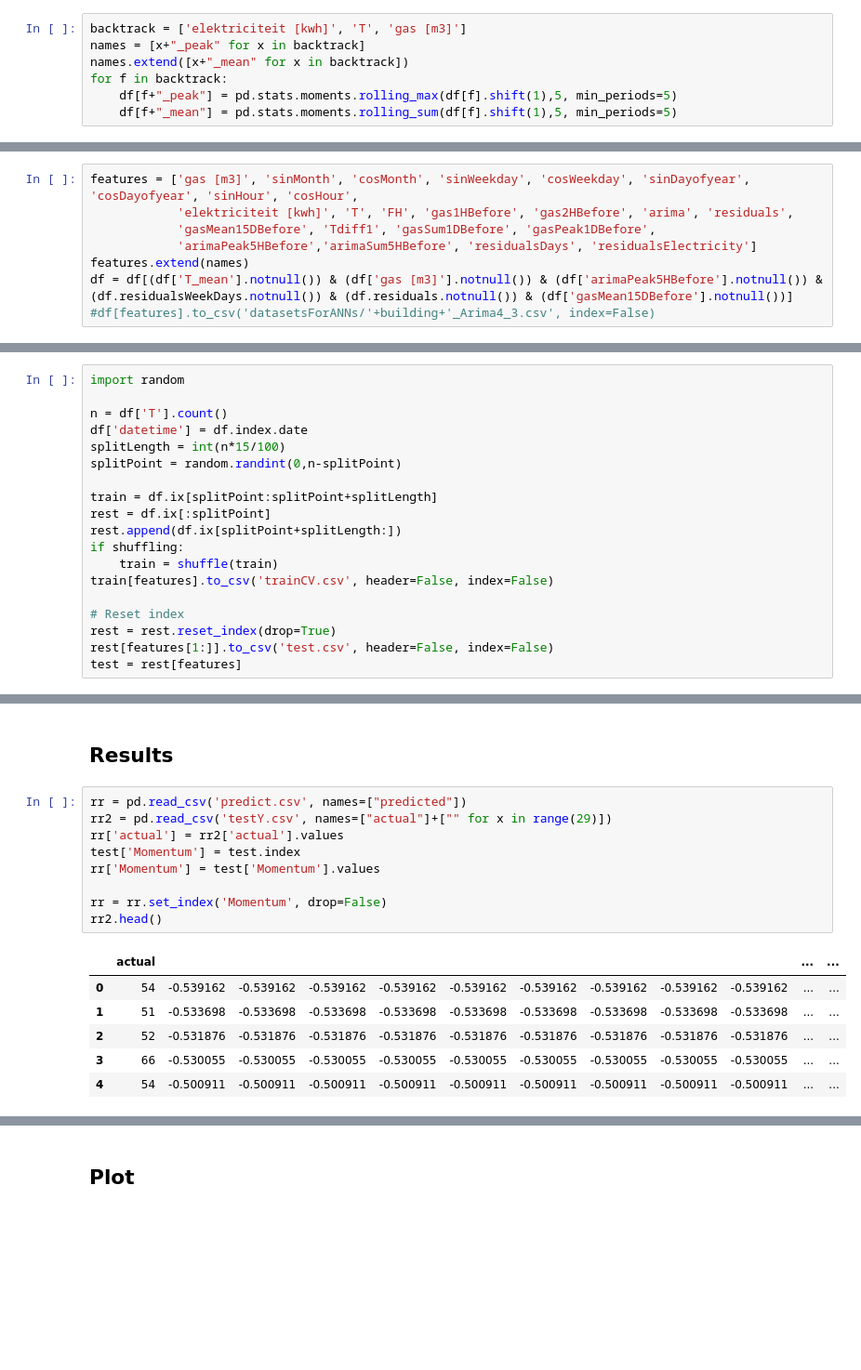
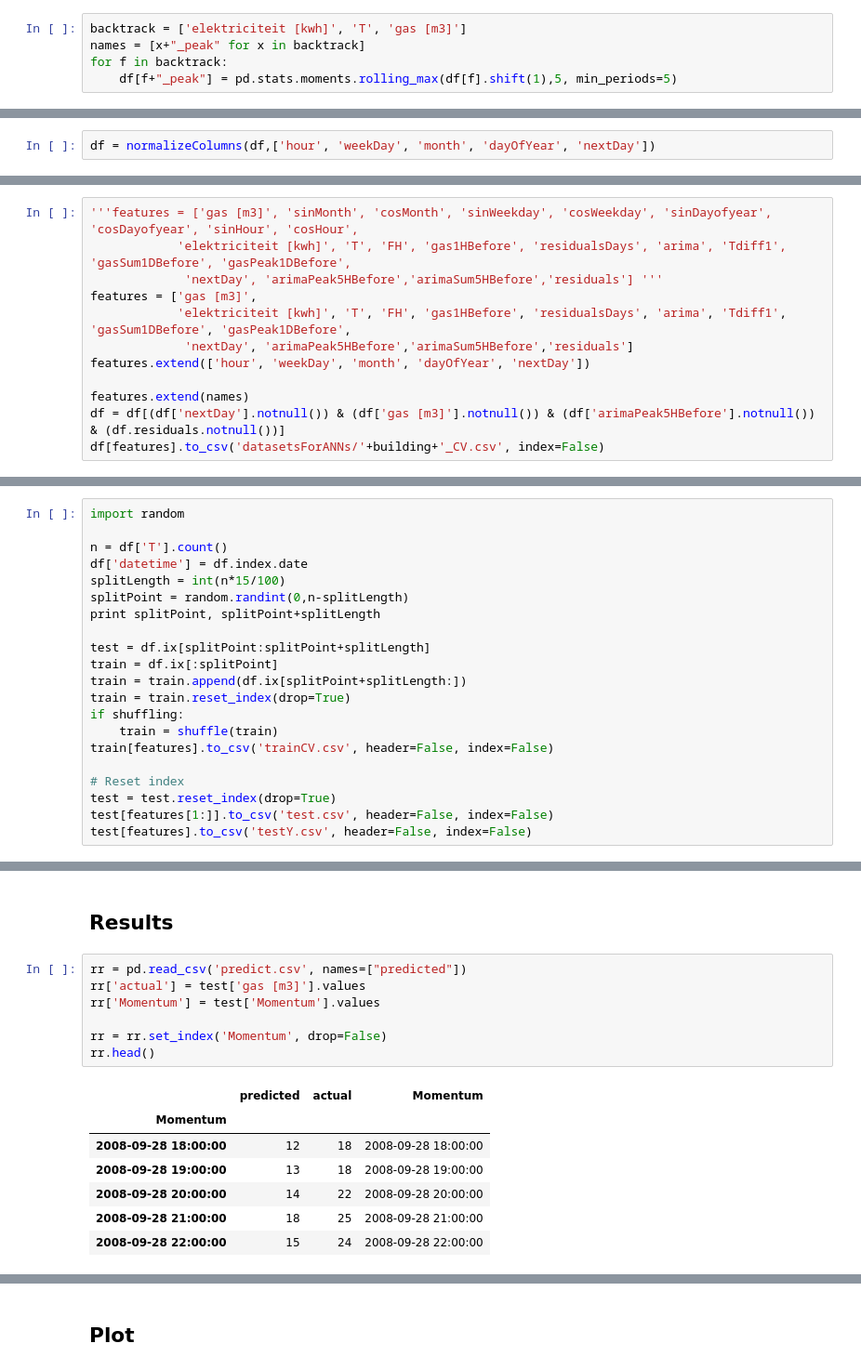
Before and after one commit to denadai2/energyUva, a Jupyter notebook: notebooks/3bis- Regression short version.ipynb, the cells around one changed output, grey strips where cells are left out. Shown at 93% size. Cells and saved outputs as stored; diff of their text form; blank space fills up the shorter version.

```diff
--- a/notebooks/3bis- Regression short version.ipynb
+++ b/notebooks/3bis- Regression short version.ipynb
@@ -115,10 +112,8 @@ df['arimaSum5HBefore'] = pd.stats.moments.rolling_sum(df['arima'],5,min_periods=
 # %%
 backtrack = ['elektriciteit [kwh]', 'T', 'gas [m3]']
 names = [x+"_peak" for x in backtrack]
-names.extend([x+"_mean" for x in backtrack])
 for f in backtrack:
     df[f+"_peak"] = pd.stats.moments.rolling_max(df[f].shift(1),5, min_periods=5)
-    df[f+"_mean"] = pd.stats.moments.rolling_sum(df[f].shift(1),5, min_periods=5)
 # %% [markdown]
 In order to train the neural network easily, the weather columns will be normalized
 # %%
@@ -149,2 +144,4 @@ df.head()
 # %% [markdown]
 ### Output
+# %%
+df = normalizeColumns(df,['hour', 'weekDay', 'month', 'dayOfYear', 'nextDay'])
@@ -151,11 +152,15 @@ df.head()
 # %%
-features = ['gas [m3]', 'sinMonth', 'cosMonth', 'sinWeekday', 'cosWeekday', 'sinDayofyear', 'cosDayofyear', 'sinHour', 'cosHour',
-            'elektriciteit [kwh]', 'T', 'FH', 'gas1HBefore', 'gas2HBefore', 'arima', 'residuals',
-            'gasMean15DBefore', 'Tdiff1', 'gasSum1DBefore', 'gasPeak1DBefore',
-            'arimaPeak5HBefore','arimaSum5HBefore', 'residualsDays', 'residualsElectricity']
+'''features = ['gas [m3]', 'sinMonth', 'cosMonth', 'sinWeekday', 'cosWeekday', 'sinDayofyear', 'cosDayofyear', 'sinHour', 'cosHour',
+            'elektriciteit [kwh]', 'T', 'FH', 'gas1HBefore', 'residualsDays', 'arima', 'Tdiff1', 'gasSum1DBefore', 'gasPeak1DBefore',
+             'nextDay', 'arimaPeak5HBefore','arimaSum5HBefore','residuals'] '''
+features = ['gas [m3]',
+            'elektriciteit [kwh]', 'T', 'FH', 'gas1HBefore', 'residualsDays', 'arima', 'Tdiff1', 'gasSum1DBefore', 'gasPeak1DBefore',
+             'nextDay', 'arimaPeak5HBefore','arimaSum5HBefore','residuals']
+features.extend(['hour', 'weekDay', 'month', 'dayOfYear', 'nextDay'])
+
 features.extend(names)
-df = df[(df['T_mean'].notnull()) & (df['gas [m3]'].notnull()) & (df['arimaPeak5HBefore'].notnull()) & (df.residualsWeekDays.notnull()) & (df.residuals.notnull()) & (df['gasMean15DBefore'].notnull())]
-#df[features].to_csv('datasetsForANNs/'+building+'_Arima4_3.csv', index=False)
+df = df[(df['nextDay'].notnull()) & (df['gas [m3]'].notnull()) & (df['arimaPeak5HBefore'].notnull()) & (df.residuals.notnull())]
+df[features].to_csv('datasetsForANNs/'+building+'_CV.csv', index=False)
 # %%
 print len(features)-1
 # %% [output]
@@ -214,16 +223,18 @@ import random
 n = df['T'].count()
 df['datetime'] = df.index.date
 splitLength = int(n*15/100)
-splitPoint = random.randint(0,n-splitPoint)
+splitPoint = random.randint(0,n-splitLength)
+print splitPoint, splitPoint+splitLength
 
-train = df.ix[splitPoint:splitPoint+splitLength]
-rest = df.ix[:splitPoint]
-rest.append(df.ix[splitPoint+splitLength:])
+test = df.ix[splitPoint:splitPoint+splitLength]
+train = df.ix[:splitPoint]
+train = train.append(df.ix[splitPoint+splitLength:])
+train = train.reset_index(drop=True)
 if shuffling:
     train = shuffle(train)
 train[features].to_csv('trainCV.csv', header=False, index=False)
 
 # Reset index
-rest = rest.reset_index(drop=True)
-rest[features[1:]].to_csv('test.csv', header=False, index=False)
-test = rest[features]
+test = test.reset_index(drop=True)
+test[features[1:]].to_csv('test.csv', header=False, index=False)
+test[features].to_csv('testY.csv', header=False, index=False)
@@ -240,17 +251,16 @@ Run these commands for example:
 ## Results
 # %%
 rr = pd.read_csv('predict.csv', names=["predicted"])
-rr2 = pd.read_csv('testY.csv', names=["actual"]+["" for x in range(29)])
-rr['actual'] = rr2['actual'].values
-test['Momentum'] = test.index
+rr['actual'] = test['gas [m3]'].values
 rr['Momentum'] = test['Momentum'].values
 
 rr = rr.set_index('Momentum', drop=False)
-rr2.head()
+rr.head()
 # %% [output]
-|  | actual |  |  |  |  |  |  |  |  |  | ... | ... |
-| 0 | 54 | -0.539162 | -0.539162 | -0.539162 | -0.539162 | -0.539162 | -0.539162 | -0.539162 | -0.539162 | -0.539162 | ... | ... |
-| 1 | 51 | -0.533698 | -0.533698 | -0.533698 | -0.533698 | -0.533698 | -0.533698 | -0.533698 | -0.533698 | -0.533698 | ... | ... |
-| 2 | 52 | -0.531876 | -0.531876 | -0.531876 | -0.531876 | -0.531876 | -0.531876 | -0.531876 | -0.531876 | -0.531876 | ... | ... |
-| 3 | 66 | -0.530055 | -0.530055 | -0.530055 | -0.530055 | -0.530055 | -0.530055 | -0.530055 | -0.530055 | -0.530055 | ... | ... |
-| 4 | 54 | -0.500911 | -0.500911 | -0.500911 | -0.500911 | -0.500911 | -0.500911 | -0.500911 | -0.500911 | -0.500911 | ... | ... |
+|  | predicted | actual | Momentum |
+| Momentum |  |  |  |
+| 2008-09-28 18:00:00 | 12 | 18 | 2008-09-28 18:00:00 |
+| 2008-09-28 19:00:00 | 13 | 18 | 2008-09-28 19:00:00 |
+| 2008-09-28 20:00:00 | 14 | 22 | 2008-09-28 20:00:00 |
+| 2008-09-28 21:00:00 | 18 | 25 | 2008-09-28 21:00:00 |
+| 2008-09-28 22:00:00 | 15 | 24 | 2008-09-28 22:00:00 |
```
Also changed, not shown: parts of 40 cells of this notebook, 36 other files.
